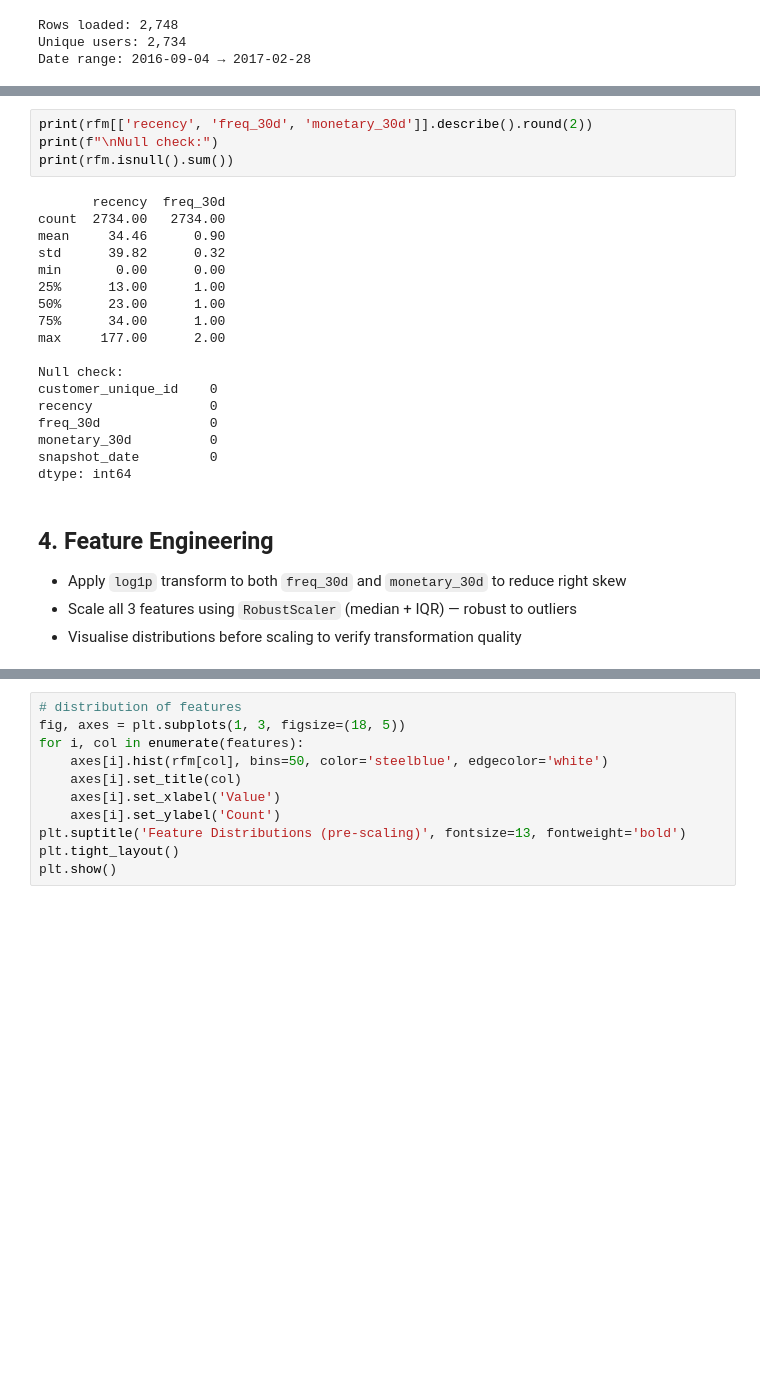
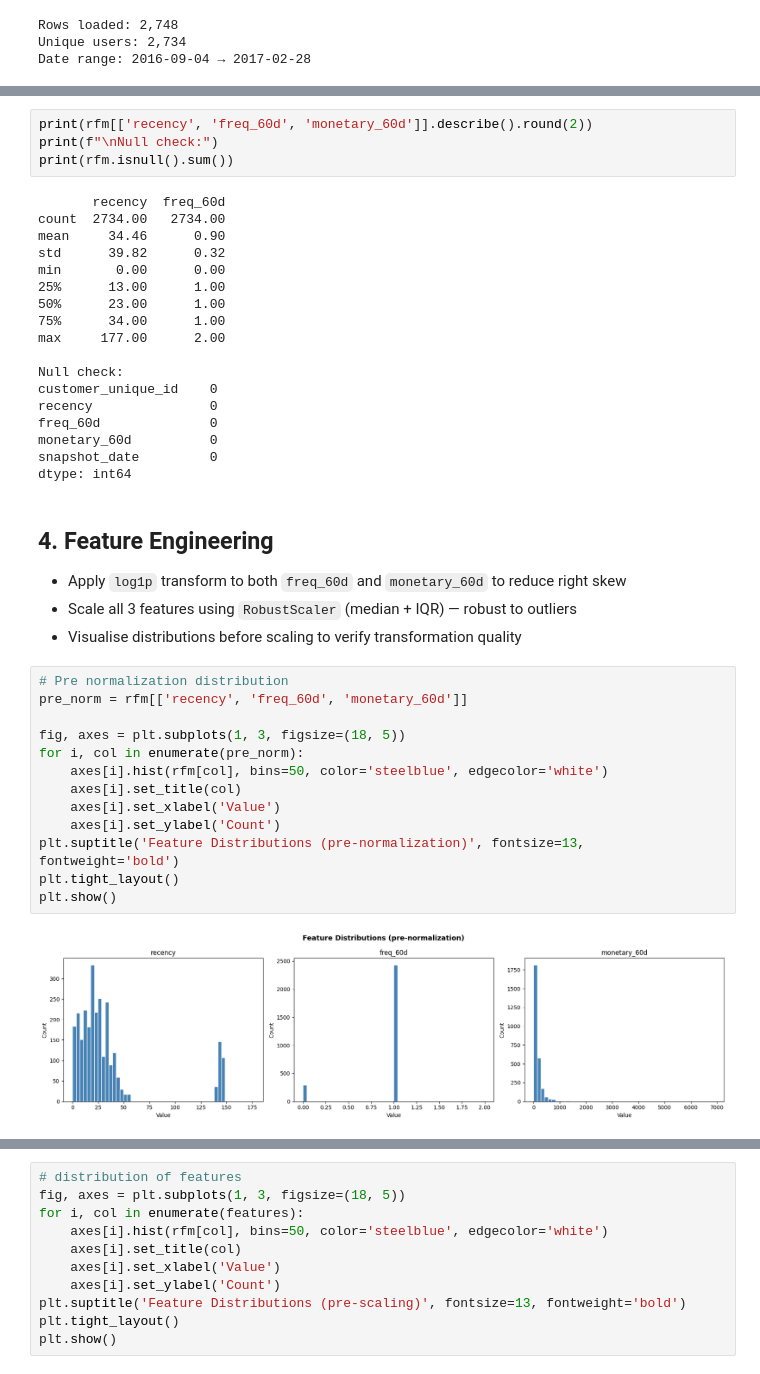
Before and after one commit to marchhygge/airflow-server, a Jupyter notebook: plugins/services/ml/notebooks/kmeans_training_model.ipynb, the cells around one changed output, grey strips where cells are left out. Cells and saved outputs as stored; diff of their text form; blank space fills up the shorter version.

```diff
--- a/plugins/services/ml/notebooks/kmeans_training_model.ipynb
+++ b/plugins/services/ml/notebooks/kmeans_training_model.ipynb
@@ -170,11 +177,11 @@ Users với freq=0: 291 (10.6%)
 | 8 | 016feebfaba953a2456d3a063b8eb8ef | 15 | 1 | 62.83 | 2017-02-28 |
 | 9 | 01838e7d69d87bd8ff2b6ff06789adfb | 38 | 1 | 159.11 | 2017-02-28 |
 # %%
-print(rfm[['recency', 'freq_30d', 'monetary_30d']].describe().round(2))
+print(rfm[['recency', 'freq_60d', 'monetary_60d']].describe().round(2))
 print(f"\nNull check:")
 print(rfm.isnull().sum())
 # %% [output]
-       recency  freq_30d
+       recency  freq_60d
 count  2734.00   2734.00
 mean     34.46      0.90
 std      39.82      0.32
@@ -187,14 +194,29 @@ max     177.00      2.00
 Null check:
 customer_unique_id    0
 recency               0
-freq_30d              0
-monetary_30d          0
+freq_60d              0
+monetary_60d          0
 snapshot_date         0
 dtype: int64
 # %% [markdown]
 ## 4. Feature Engineering
 
-- Apply `log1p` transform to both `freq_30d` and `monetary_30d` to reduce right skew
+- Apply `log1p` transform to both `freq_60d` and `monetary_60d` to reduce right skew
 - Scale all 3 features using `RobustScaler` (median + IQR) — robust to outliers
 - Visualise distributions before scaling to verify transformation quality
+# %%
+# Pre normalization distribution
+pre_norm = rfm[['recency', 'freq_60d', 'monetary_60d']]
+
+fig, axes = plt.subplots(1, 3, figsize=(18, 5))
+for i, col in enumerate(pre_norm):
+    axes[i].hist(rfm[col], bins=50, color='steelblue', edgecolor='white')
+    axes[i].set_title(col)
+    axes[i].set_xlabel('Value')
+    axes[i].set_ylabel('Count')
+plt.suptitle('Feature Distributions (pre-normalization)', fontsize=13, fontweight='bold')
+plt.tight_layout()
+plt.show()
+# %% [output]
+[figure, added]
 # %%
```
Also changed, not shown: parts of 18 cells of this notebook.
